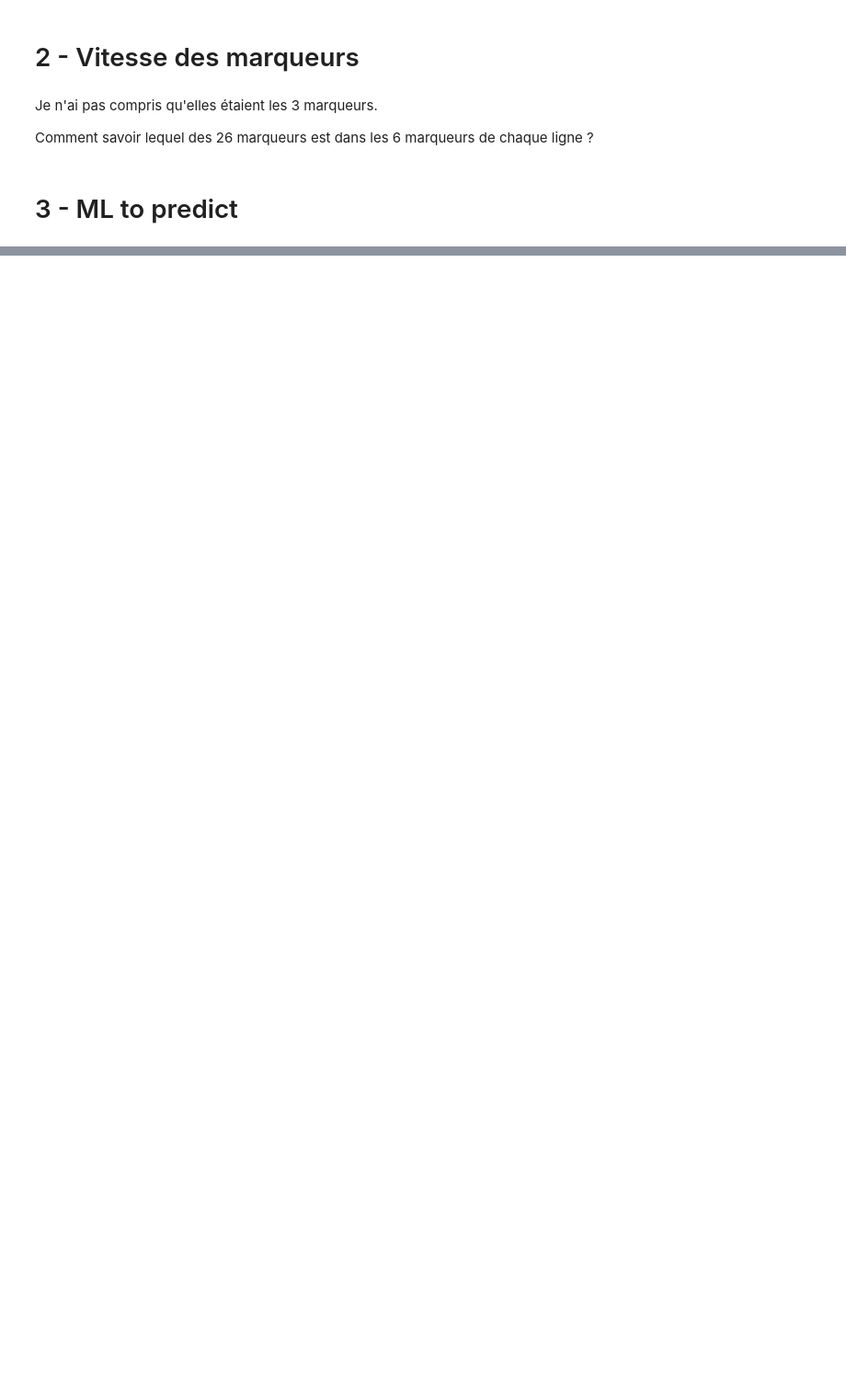
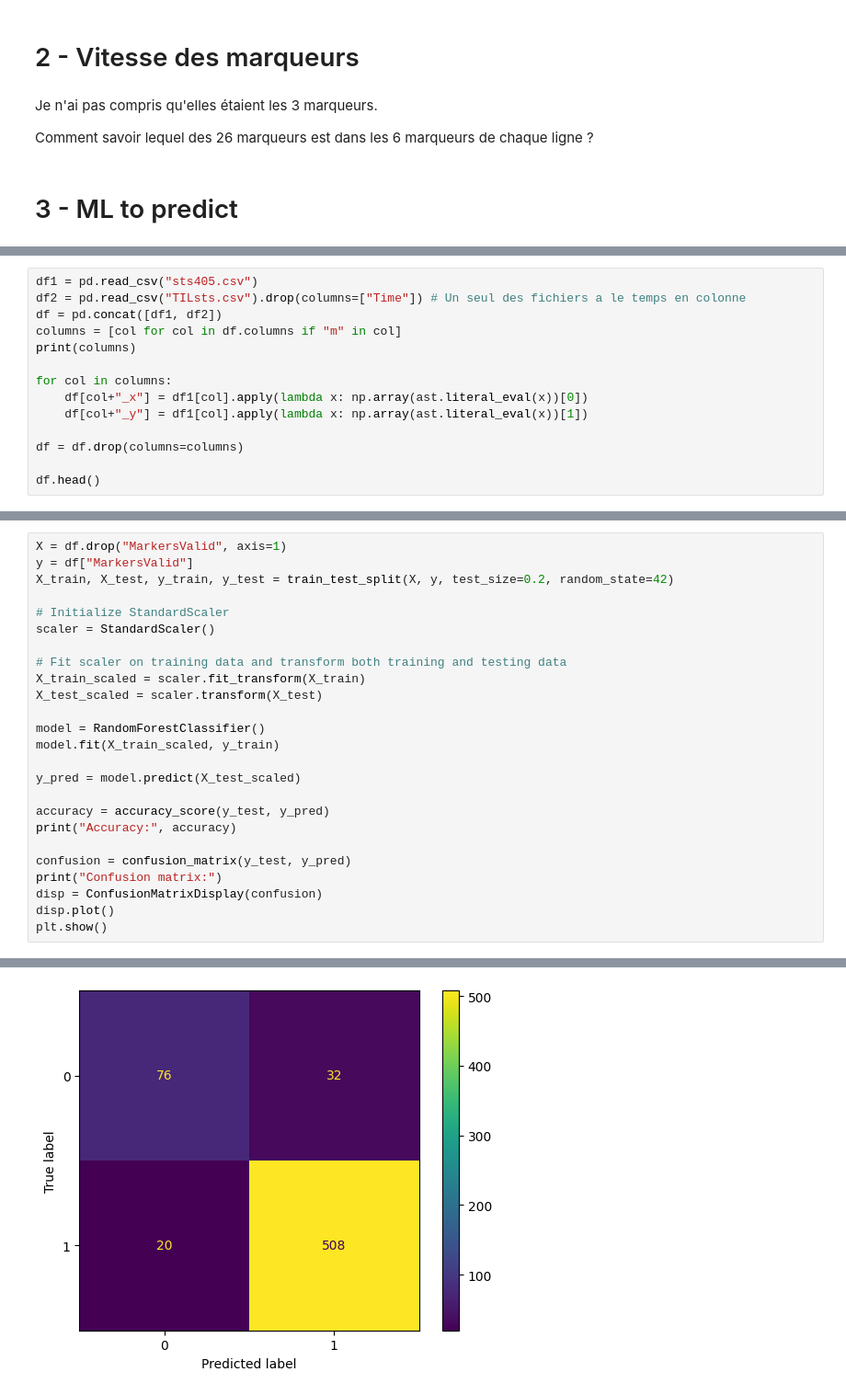
Before and after one commit to XeroBis/explo_ml, a Jupyter notebook: 1_crane/crane.ipynb, the cells around one changed output, grey strips where cells are left out. Shown at 92% size. Cells and saved outputs as stored; diff of their text form; blank space fills up the shorter version.

```diff
--- a/1_crane/crane.ipynb
+++ b/1_crane/crane.ipynb
@@ -188,0 +196,14 @@ Comment savoir lequel des 26 marqueurs est dans les 6 marqueurs de chaque ligne
+# %%
+df1 = pd.read_csv("sts405.csv")
+df2 = pd.read_csv("TILsts.csv").drop(columns=["Time"]) # Un seul des fichiers a le temps en colonne
+df = pd.concat([df1, df2])
+columns = [col for col in df.columns if "m" in col]
+print(columns)
+
+for col in columns:
+    df[col+"_x"] = df1[col].apply(lambda x: np.array(ast.literal_eval(x))[0])
+    df[col+"_y"] = df1[col].apply(lambda x: np.array(ast.literal_eval(x))[1])
+
+df = df.drop(columns=columns)
+
+df.head()
@@ -188,0 +218,26 @@ Comment savoir lequel des 26 marqueurs est dans les 6 marqueurs de chaque ligne
+# %%
+X = df.drop("MarkersValid", axis=1)
+y = df["MarkersValid"]
+X_train, X_test, y_train, y_test = train_test_split(X, y, test_size=0.2, random_state=42)
+
+# Initialize StandardScaler
+scaler = StandardScaler()
+
+# Fit scaler on training data and transform both training and testing data
+X_train_scaled = scaler.fit_transform(X_train)
+X_test_scaled = scaler.transform(X_test)
+
+model = RandomForestClassifier()
+model.fit(X_train_scaled, y_train)
+
+y_pred = model.predict(X_test_scaled)
+
+accuracy = accuracy_score(y_test, y_pred)
+print("Accuracy:", accuracy)
+
+confusion = confusion_matrix(y_test, y_pred)
+print("Confusion matrix:")
+disp = ConfusionMatrixDisplay(confusion)
+disp.plot()
+plt.show()
+# %% [output]
@@ -188,0 +246 @@ Comment savoir lequel des 26 marqueurs est dans les 6 marqueurs de chaque ligne
+[figure, added]
```
Also changed, not shown: parts of 4 cells of this notebook.
